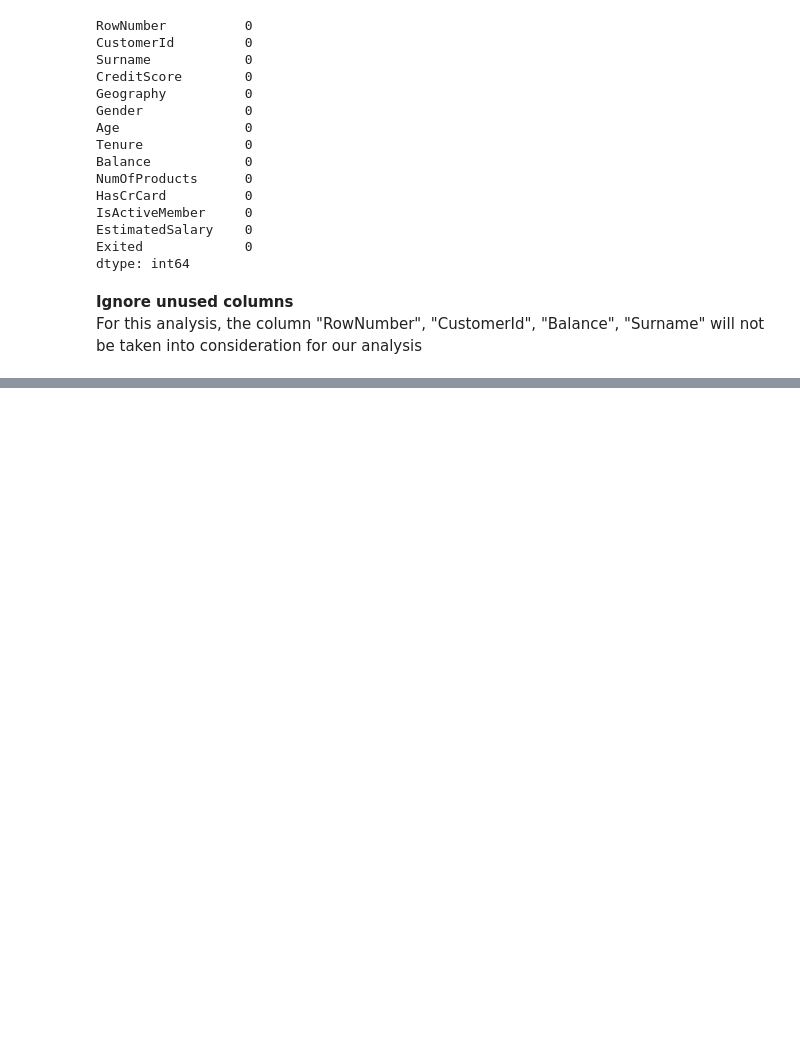
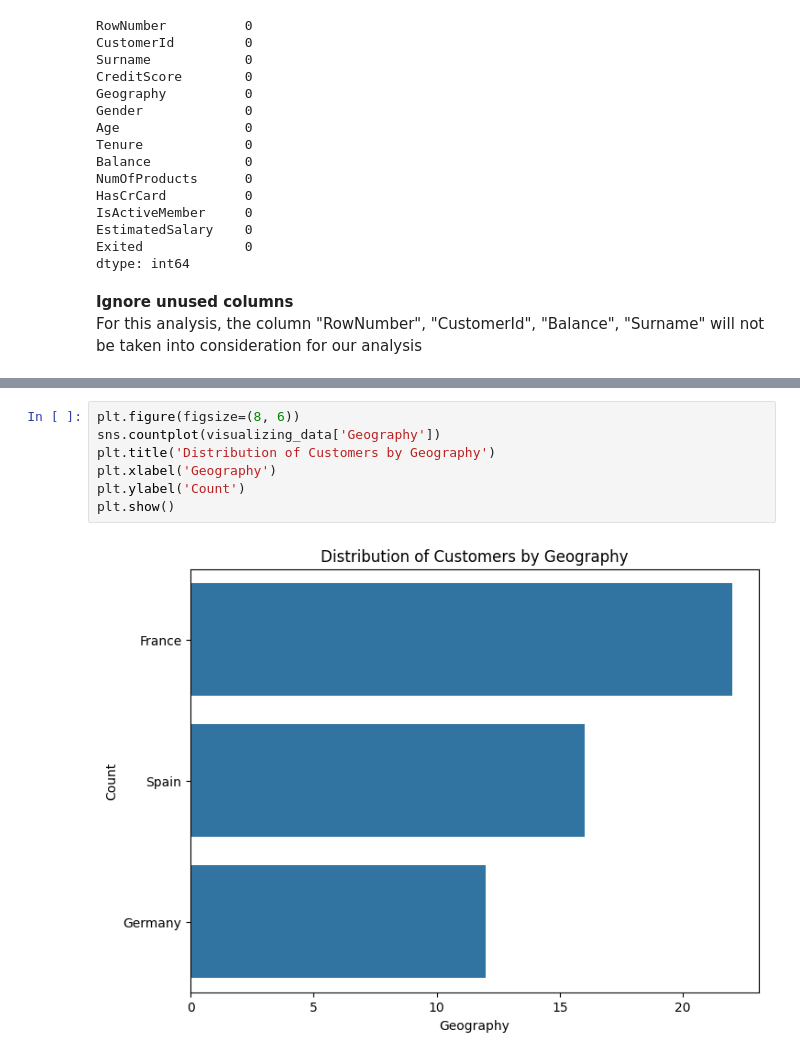
Before and after one commit to kairyvu/Banking_Customer_Churn_Prediction, a Jupyter notebook: banking_customer_churn_prediction.ipynb, the cells around one changed output, grey strips where cells are left out. Saved outputs shown, nothing was run; the diff lists cells and outputs as text; blank space fills up the shorter version.

```diff
--- a/banking_customer_churn_prediction.ipynb
+++ b/banking_customer_churn_prediction.ipynb
@@ -87,0 +100,9 @@ data.head(10)
+# %%
+plt.figure(figsize=(8, 6))
+sns.countplot(visualizing_data['Geography'])
+plt.title('Distribution of Customers by Geography')
+plt.xlabel('Geography')
+plt.ylabel('Count')
+plt.show()
+# %% [output]
+[figure, added]
```
Also changed, not shown: parts of 30 cells of this notebook.
